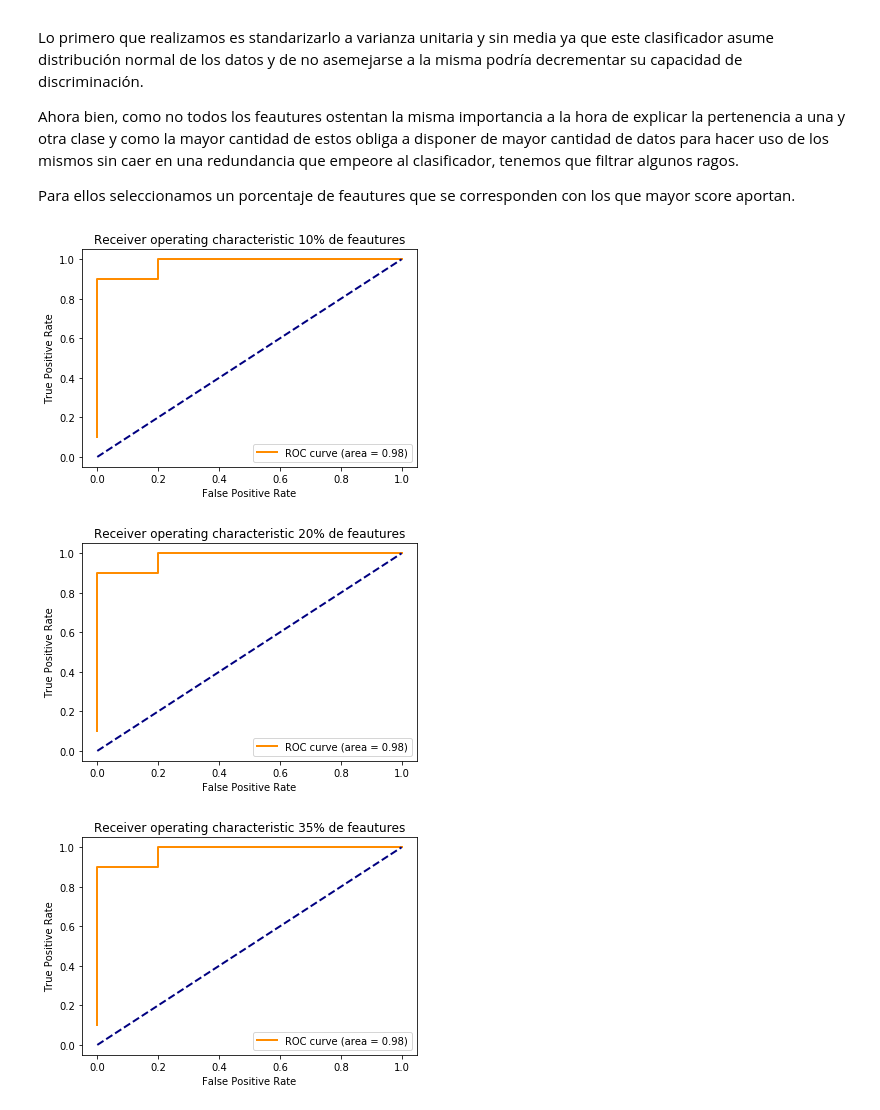
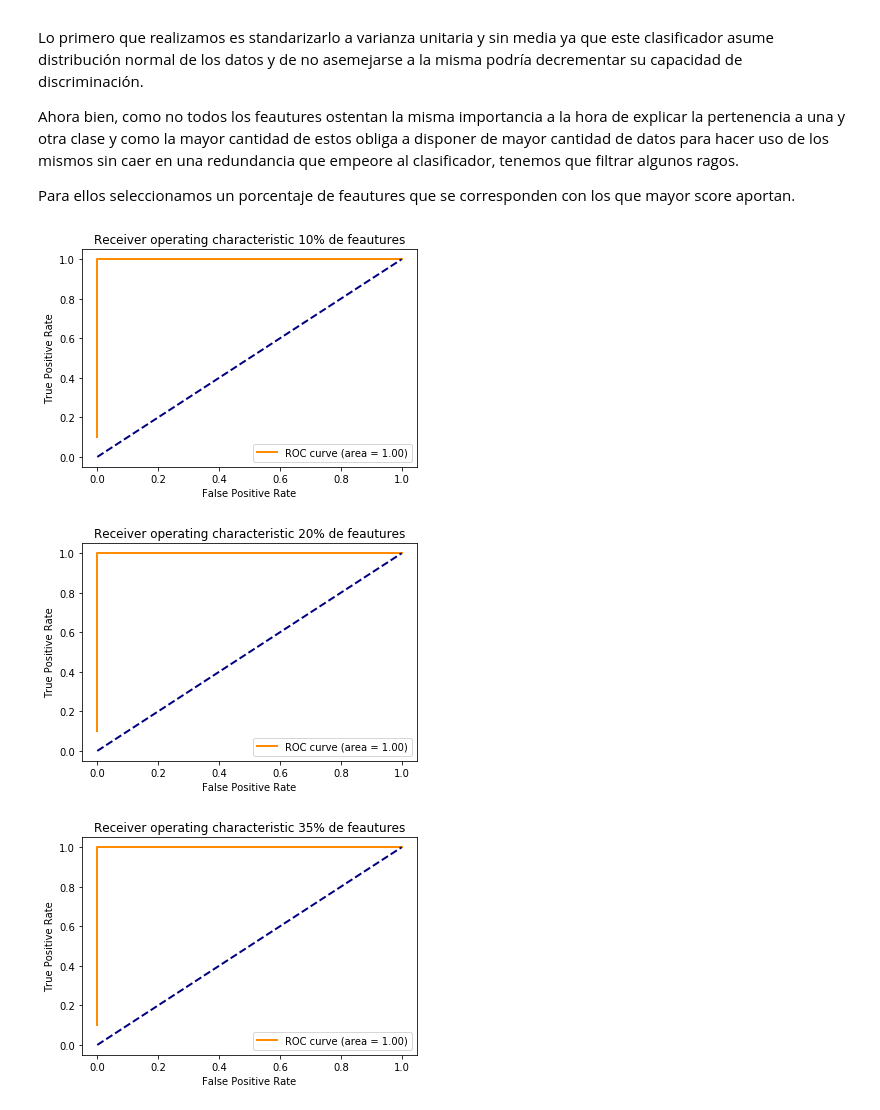
Before and after one commit to abg101/datascience, a Jupyter notebook: tp3/TP3-DataScience.ipynb, the cells around one changed output. Cells and saved outputs as stored; diff of their text form; code cells hidden in the pictures.

```diff
--- a/tp3/TP3-DataScience.ipynb
+++ b/tp3/TP3-DataScience.ipynb
@@ -405,27 +405,27 @@ Para ellos seleccionamos un porcentaje de feautures que se corresponden con los
 # %%
 for porcentaje in [10,20,35]:
     scaler = StandardScaler()
     percentile_feature_selector = SelectPercentile(f_classif,percentile=porcentaje)
     clf = svm.SVC(kernel='linear', probability=True)
     pipeline = Pipeline([('scaler', scaler), ('feature_selector', percentile_feature_selector), ('clf', clf)])
     pipeline.fit(patient_features, patients_labels)
-    pipeline.predict_proba(patient_features)
+    proba_predict = pipeline.predict_proba(patient_features)
 
-    fpr,tpr,_ = metrics.roc_curve(y_true=patients_labels, y_score=predicted_prob[:,0], pos_label='P')
+    fpr,tpr,_ = metrics.roc_curve(y_true=patients_labels, y_score=proba_predict[:,0], pos_label='P')
     lw = 2
     roc_auc = metrics.auc(fpr,tpr)
     plt.plot(fpr, tpr, color='darkorange',
          lw=lw, label='ROC curve (area = %0.2f)' % roc_auc)
     plt.plot([0, 1], [0, 1], color='navy', lw=lw, linestyle='--')
     plt.xlabel('False Positive Rate')
     plt.ylabel('True Positive Rate')
     plt.title('Receiver operating characteristic '+str(porcentaje)+"% de feautures")
     plt.legend(loc="lower right")
     plt.show()
 # %% [output]
-[figure, old version]
+[figure, new version]
-[figure, old version]
+[figure, new version]
-[figure, old version]
+[figure, new version]
 # %% [markdown]
 No notamos mucha diferencia respecto del primer inciso de este ejercicio, probablemente por la eficiencia del SVC y porque las features
  tomadas son lo suficientemente representativas como para clasificar de manera aceptable y optima dentro de las limitaciones del problema.
```
Also changed, not shown: parts of 1 cell of this notebook.
